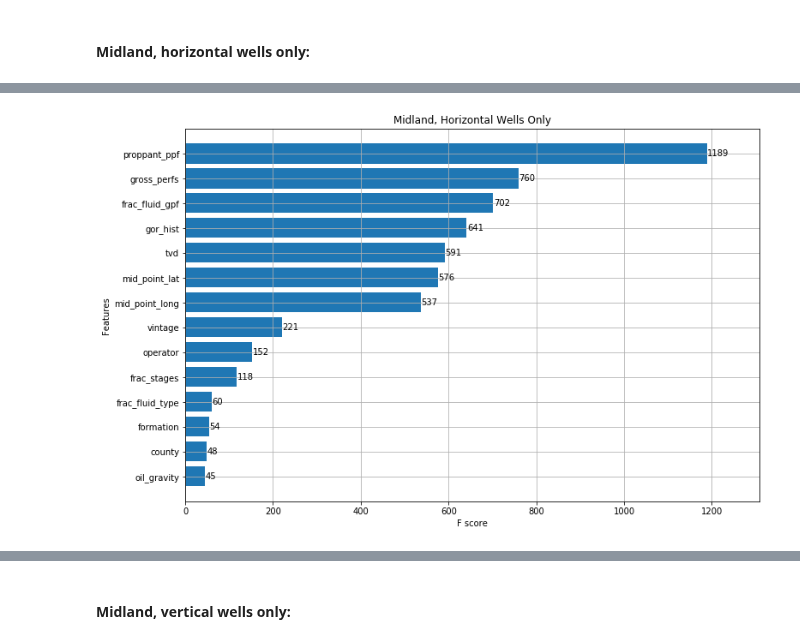
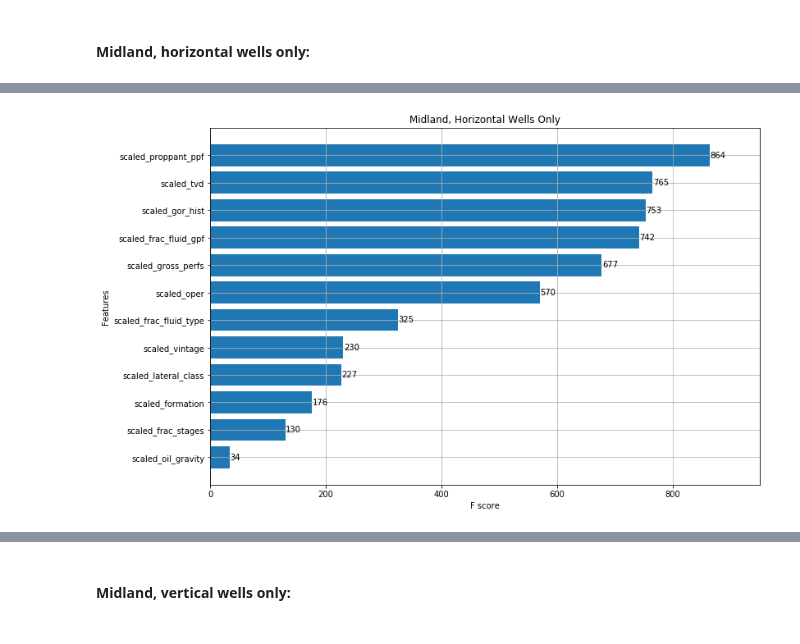
Before and after one commit to duc-analytica/DUC, a Jupyter notebook: ssg_model.ipynb, the cells around one changed output, grey strips where cells are left out. Saved outputs shown, nothing was run; the diff lists cells and outputs as text; code cells hidden in the pictures.

```diff
--- a/ssg_model.ipynb
+++ b/ssg_model.ipynb
@@ -691,5 +581,5 @@ Del_df.sample(5)
 # %%
-xgb_df = Del_df.drop(columns=['recovery', 'peak_boepd', 'ip90_boeqpd', 'months_active', 'sur_long','sur_lat']).copy()
+xgb_df = Del_df.drop(columns=['recovery']).copy()
 
 xgb_params = {
     'max_depth': 8,
@@ -760,6 +669,6 @@ abs_df:
 # %% [markdown]
 #### Midland:
 # %%
-Mid_df = scaled_df[(scaled_df['sub-basin'] == 1)]
+Mid_df = scaled_df[(scaled_df['scaled_sub_basin'] == 1)]
 Mid_df.sample(5)
 # %% [output]
@@ -773,5 +681,5 @@ Mid_df.sample(5)
 # %%
-xgb_df = Mid_df.drop(columns=['recovery', 'peak_boepd', 'ip90_boeqpd', 'months_active', 'sur_long','sur_lat', 'lateral_class']).copy()
+xgb_df = Mid_df.drop(columns=['recovery']).copy()
 
 xgb_params = {
     'max_depth': 8,
@@ -847,4 +775,4 @@ Name: direction, dtype: int64
 # %%
-Mid_Hor_df = scaled_df[(scaled_df['sub-basin'] == 1) & (scaled_df['direction'] == 0.0)]
+Mid_Hor_df = scaled_df[(scaled_df['scaled_sub_basin'] == 1) & (scaled_df['scaled_direction'] == 0.0)]
 Mid_Hor_df.sample(5)
 # %% [output]
@@ -858,19 +785,19 @@ Mid_Hor_df.sample(5)
 # %%
-xgb_df = Mid_Hor_df.drop(columns=['recovery', 'peak_boepd', 'ip90_boeqpd', 'months_active', 'sur_long','sur_lat', 'lateral_class']).copy()
+xgb_df = Mid_Hor_df.drop(columns=['recovery']).copy()
 
 xgb_params = {
     'max_depth': 8,
     'seed' : 493
 }
 dtrain = xgb.DMatrix(xgb_df, Mid_Hor_df.recovery, feature_names=xgb_df.columns.values)
 model = xgb.train(dict(xgb_params, silent=0), dtrain, num_boost_round=50)
 
 # plot the important features #
 fig, ax = plt.subplots(figsize=(12,8))
 xgb.plot_importance(model, max_num_features=50, height=0.8, ax=ax)
 plt.title('Midland, Horizontal Wells Only')
 plt.show()
 # %% [output]
-[figure, old version]
+[figure, new version]
 # %%
 # Independent variables:
```
Also changed, not shown: parts of 65 cells of this notebook.
